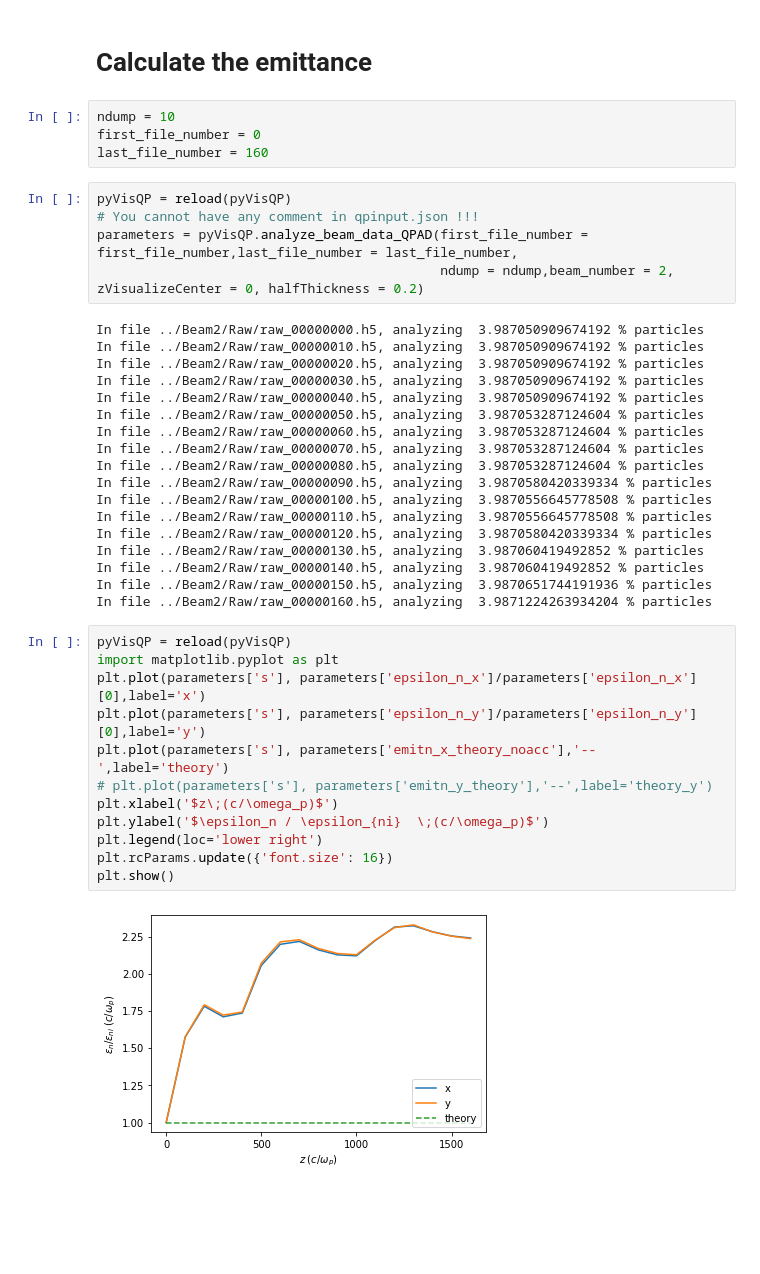
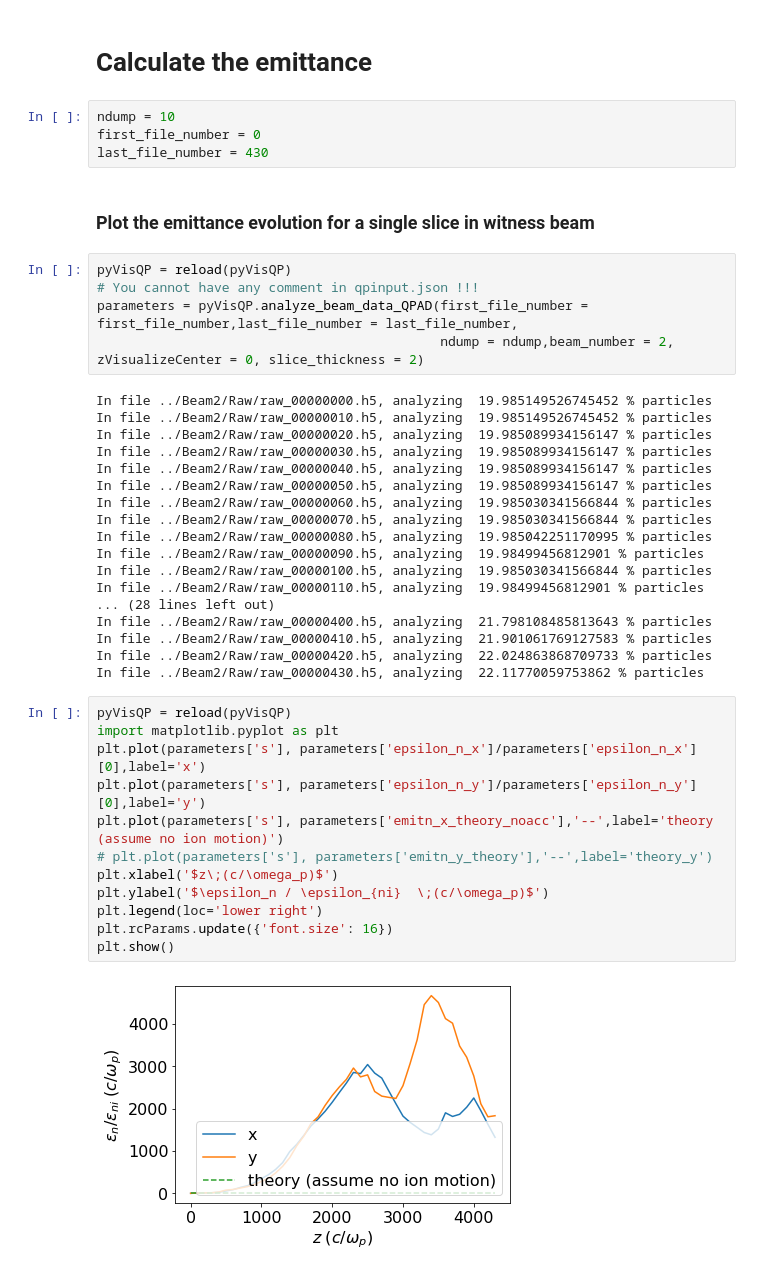
Before and after one commit to uclazyj/JupyterQpic, a Jupyter notebook: QPAD.ipynb, the cells around one changed output. Cells and saved outputs as stored; diff of their text form; blank space fills up the shorter version.

Commit message:
add functionality of plotting emittance evolution at different slices

```diff
--- a/QPAD.ipynb
+++ b/QPAD.ipynb
@@ -95,41 +95,43 @@ interactive(children=(FloatRangeSlider(value=(-1.0, 1.0), continuous_update=Fals
 # %%
 ndump = 10
 first_file_number = 0
-last_file_number = 160
+last_file_number = 430
+# %% [markdown]
+### Plot the emittance evolution for a single slice in witness beam
 # %%
 pyVisQP = reload(pyVisQP)
 # You cannot have any comment in qpinput.json !!!
 parameters = pyVisQP.analyze_beam_data_QPAD(first_file_number = first_file_number,last_file_number = last_file_number,
-                                            ndump = ndump,beam_number = 2, zVisualizeCenter = 0, halfThickness = 0.2)
+                                            ndump = ndump,beam_number = 2, zVisualizeCenter = 0, slice_thickness = 2)
 # %% [output]
-In file ../Beam2/Raw/raw_00000000.h5, analyzing  3.987050909674192 % particles
-In file ../Beam2/Raw/raw_00000010.h5, analyzing  3.987050909674192 % particles
-In file ../Beam2/Raw/raw_00000020.h5, analyzing  3.987050909674192 % particles
-In file ../Beam2/Raw/raw_00000030.h5, analyzing  3.987050909674192 % particles
-In file ../Beam2/Raw/raw_00000040.h5, analyzing  3.987050909674192 % particles
-In file ../Beam2/Raw/raw_00000050.h5, analyzing  3.987053287124604 % particles
-In file ../Beam2/Raw/raw_00000060.h5, analyzing  3.987053287124604 % particles
-In file ../Beam2/Raw/raw_00000070.h5, analyzing  3.987053287124604 % particles
-In file ../Beam2/Raw/raw_00000080.h5, analyzing  3.987053287124604 % particles
-In file ../Beam2/Raw/raw_00000090.h5, analyzing  3.9870580420339334 % particles
-In file ../Beam2/Raw/raw_00000100.h5, analyzing  3.9870556645778508 % particles
-In file ../Beam2/Raw/raw_00000110.h5, analyzing  3.9870556645778508 % particles
-In file ../Beam2/Raw/raw_00000120.h5, analyzing  3.9870580420339334 % particles
-In file ../Beam2/Raw/raw_00000130.h5, analyzing  3.987060419492852 % particles
-In file ../Beam2/Raw/raw_00000140.h5, analyzing  3.987060419492852 % particles
-In file ../Beam2/Raw/raw_00000150.h5, analyzing  3.9870651744191936 % particles
-In file ../Beam2/Raw/raw_00000160.h5, analyzing  3.9871224263934204 % particles
+In file ../Beam2/Raw/raw_00000000.h5, analyzing  19.985149526745452 % particles
+In file ../Beam2/Raw/raw_00000010.h5, analyzing  19.985149526745452 % particles
+In file ../Beam2/Raw/raw_00000020.h5, analyzing  19.985089934156147 % particles
+In file ../Beam2/Raw/raw_00000030.h5, analyzing  19.985089934156147 % particles
+In file ../Beam2/Raw/raw_00000040.h5, analyzing  19.985089934156147 % particles
+In file ../Beam2/Raw/raw_00000050.h5, analyzing  19.985089934156147 % particles
+In file ../Beam2/Raw/raw_00000060.h5, analyzing  19.985030341566844 % particles
+In file ../Beam2/Raw/raw_00000070.h5, analyzing  19.985030341566844 % particles
+In file ../Beam2/Raw/raw_00000080.h5, analyzing  19.985042251170995 % particles
+In file ../Beam2/Raw/raw_00000090.h5, analyzing  19.98499456812901 % particles
+In file ../Beam2/Raw/raw_00000100.h5, analyzing  19.985030341566844 % particles
+In file ../Beam2/Raw/raw_00000110.h5, analyzing  19.98499456812901 % particles
+... (28 lines left out)
+In file ../Beam2/Raw/raw_00000400.h5, analyzing  21.798108485813643 % particles
+In file ../Beam2/Raw/raw_00000410.h5, analyzing  21.901061769127583 % particles
+In file ../Beam2/Raw/raw_00000420.h5, analyzing  22.024863868709733 % particles
+In file ../Beam2/Raw/raw_00000430.h5, analyzing  22.11770059753862 % particles
 # %%
 pyVisQP = reload(pyVisQP)
 import matplotlib.pyplot as plt
 plt.plot(parameters['s'], parameters['epsilon_n_x']/parameters['epsilon_n_x'][0],label='x')
 plt.plot(parameters['s'], parameters['epsilon_n_y']/parameters['epsilon_n_y'][0],label='y')
-plt.plot(parameters['s'], parameters['emitn_x_theory_noacc'],'--',label='theory')
+plt.plot(parameters['s'], parameters['emitn_x_theory_noacc'],'--',label='theory (assume no ion motion)')
 # plt.plot(parameters['s'], parameters['emitn_y_theory'],'--',label='theory_y')
 plt.xlabel('$z\;(c/\omega_p)$')
 plt.ylabel('$\epsilon_n / \epsilon_{ni}  \;(c/\omega_p)$')
 plt.legend(loc='lower right')
 plt.rcParams.update({'font.size': 16})
 plt.show()
 # %% [output]
-[figure, old version]
+[figure, new version]
```
Also changed, not shown: parts of 3 cells of this notebook, 1 other file.
